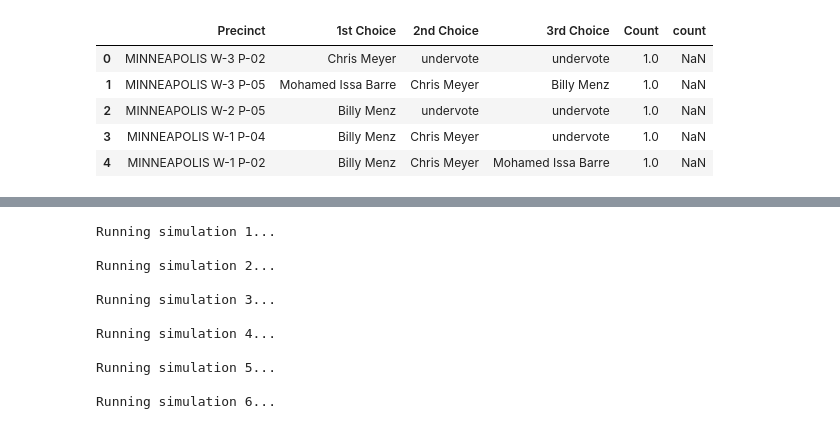
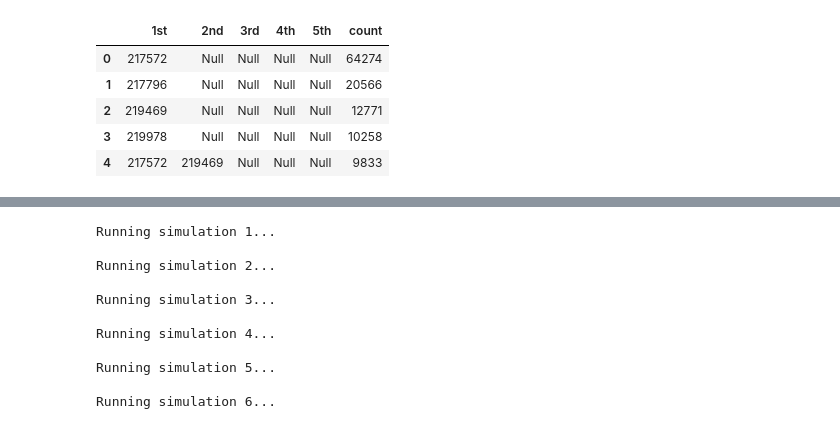
Before and after one commit to sarahg0yette/chung_summer_25, a Jupyter notebook: mayor_processsing.ipynb, the cells around one changed output, grey strips where cells are left out. Drawn from its saved outputs; the diff is of its cells as text; code cells hidden in the pictures.

```diff
--- a/mayor_processsing.ipynb
+++ b/mayor_processsing.ipynb
@@ -3,15 +3,15 @@ import pandas as pd
 import numpy as np
 import glob
 # %%
-df = pd.read_csv('MaineAllBallots.csv')
+df = pd.read_csv('aggregated_voting_NYCMayor.csv')
 df.head()
 # %% [output]
-|  | Precinct | 1st Choice | 2nd Choice | 3rd Choice | Count | count |
-| 0 | MINNEAPOLIS W-3 P-02 | Chris Meyer | undervote | undervote | 1.0 | NaN |
-| 1 | MINNEAPOLIS W-3 P-05 | Mohamed Issa Barre | Chris Meyer | Billy Menz | 1.0 | NaN |
-| 2 | MINNEAPOLIS W-2 P-05 | Billy Menz | undervote | undervote | 1.0 | NaN |
-| 3 | MINNEAPOLIS W-1 P-04 | Billy Menz | Chris Meyer | undervote | 1.0 | NaN |
-| 4 | MINNEAPOLIS W-1 P-02 | Billy Menz | Chris Meyer | Mohamed Issa Barre | 1.0 | NaN |
+|  | 1st | 2nd | 3rd | 4th | 5th | count |
+| 0 | 217572 | Null | Null | Null | Null | 64274 |
+| 1 | 217796 | Null | Null | Null | Null | 20566 |
+| 2 | 219469 | Null | Null | Null | Null | 12771 |
+| 3 | 219978 | Null | Null | Null | Null | 10258 |
+| 4 | 217572 | 219469 | Null | Null | Null | 9833 |
 # %%
 df_clean = df[~df.eq("undervote").any(axis=1)]
 df_clean = df[~df.eq("overvote").any(axis=1)]
```
Also changed, not shown: parts of 13 cells of this notebook, 6 other files.
